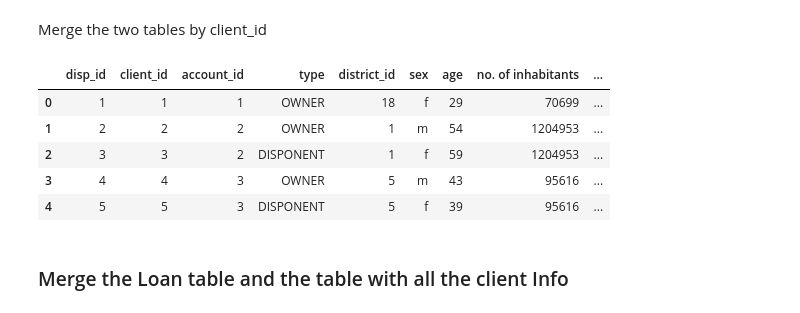
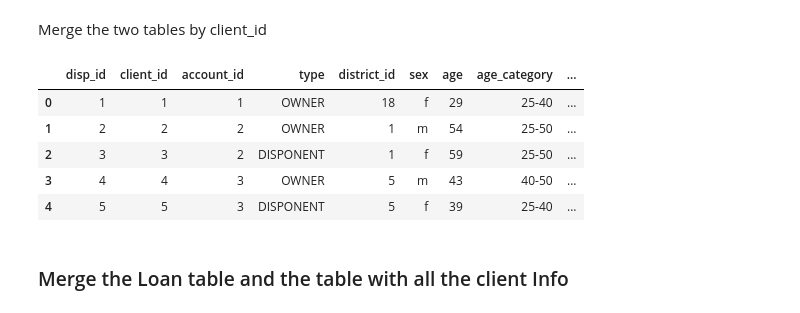
Before and after one commit to pipe-01/AC, a Jupyter notebook: client2.ipynb, the cells around one changed output. Cells and saved outputs as stored; diff of their text form; code cells hidden in the pictures.

```diff
--- a/client2.ipynb
+++ b/client2.ipynb
@@ -20,3 +20,21 @@ def getAge(row):
     return collected_date.year - date.year - ((collected_date.month, collected_date.day) < (date.month, date.day))
 # %%
 client['age'] = client.apply(lambda x : getAge(x), axis=1)
+# %%
+def getAgeCaterory(row):
+        age = row['age']
+        if age <18:
+            return "-18"
+        elif age >= 18 and age <= 25:
+            return "18-25"
+        elif age > 25 and age <= 40:
+            return "25-40"
+        elif age > 40 and age <= 50:
+            return "40-50"
+        elif age > 50 and age <= 65:
+            return "25-50"
+        else:
+            return ">65"
+# %%
+client['age_category'] = client.apply(lambda x : getAgeCaterory(x), axis=1)
+client.head()
@@ -33,5 +67,5 @@ client.head()
 # %%
-demographics = pd.read_csv("data_tratada/demographics.csv", sep=",", header=0)
+demographics = pd.read_csv("dados_tratados/demographics.csv", sep=",", header=0)
 demographics = demographics.rename(columns={"code" : "district_id"})
 client_demographics = pd.merge(client, demographics, on="district_id")
 client_demographics.head()
@@ -48,7 +82,7 @@ client_demographics.to_csv("data_tratada/client_demographics.csv", index=False,
 # %% [markdown]
 ### Associantion between client_demo and Account ID's
 # %%
-client_acount_association = pd.read_csv("data/disp.csv", sep=";", header=0)
+client_acount_association = pd.read_csv("dados/disp.csv", sep=";", header=0)
 client_acount_association.head()
 # %% [output]
 |  | disp_id | client_id | account_id | type |
@@ -61,15 +95,15 @@ client_acount_association.head()
 Merge the two tables by client_id
 # %%
 merged_client_demo_account = pd.merge(client_acount_association, client_demographics, on= 'client_id')
-merged_client_demo_account.to_csv("data_tratada/client_demo_account.csv", index=False, float_format="%.2f")
+merged_client_demo_account.to_csv("dados_tratados/client_demo_account.csv", index=False, float_format="%.2f")
 merged_client_demo_account.head()
 # %% [output]
-|  | disp_id | client_id | account_id | type | district_id | sex | age | no. of inhabitants | ... |
-| 0 | 1 | 1 | 1 | OWNER | 18 | f | 29 | 70699 | ... |
-| 1 | 2 | 2 | 2 | OWNER | 1 | m | 54 | 1204953 | ... |
-| 2 | 3 | 3 | 2 | DISPONENT | 1 | f | 59 | 1204953 | ... |
-| 3 | 4 | 4 | 3 | OWNER | 5 | m | 43 | 95616 | ... |
-| 4 | 5 | 5 | 3 | DISPONENT | 5 | f | 39 | 95616 | ... |
+|  | disp_id | client_id | account_id | type | district_id | sex | age | age_category | ... |
+| 0 | 1 | 1 | 1 | OWNER | 18 | f | 29 | 25-40 | ... |
+| 1 | 2 | 2 | 2 | OWNER | 1 | m | 54 | 25-50 | ... |
+| 2 | 3 | 3 | 2 | DISPONENT | 1 | f | 59 | 25-50 | ... |
+| 3 | 4 | 4 | 3 | OWNER | 5 | m | 43 | 40-50 | ... |
+| 4 | 5 | 5 | 3 | DISPONENT | 5 | f | 39 | 25-40 | ... |
 # %% [markdown]
 ### Merge the Loan table and the table with all the client Info
 # %%
```
Also changed, not shown: parts of 8 cells of this notebook.
